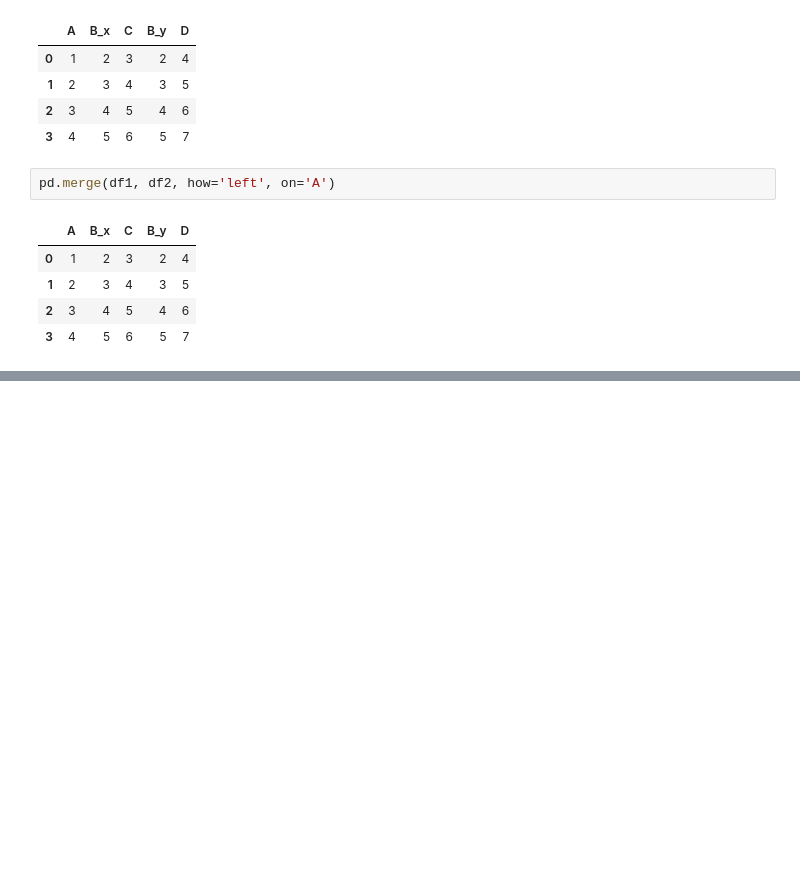
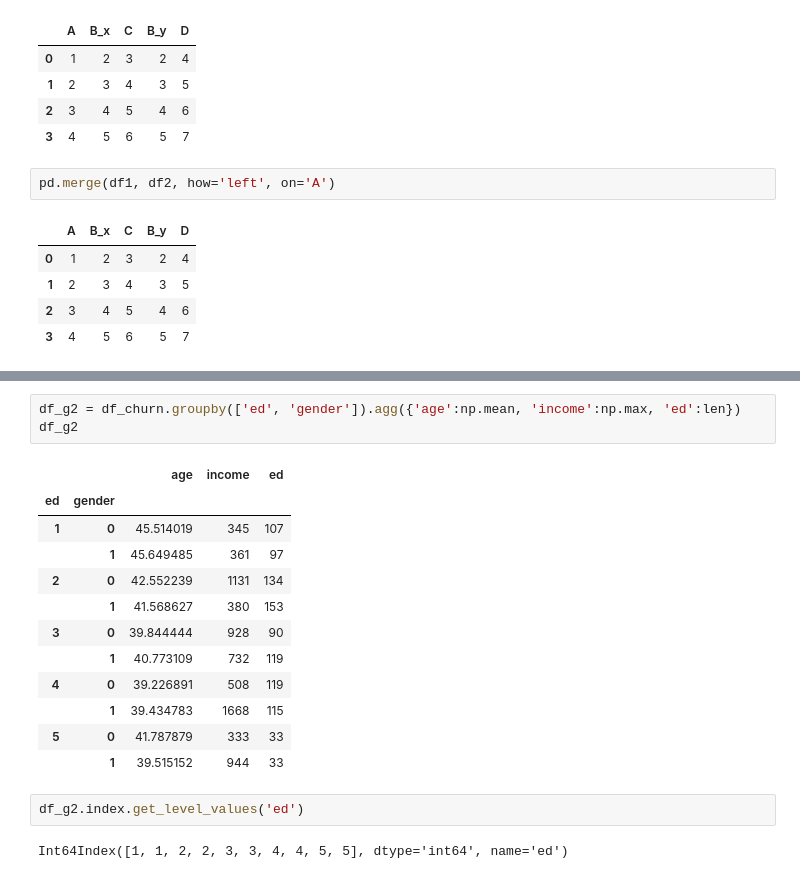
Before and after one commit to ErfanEbrahimiBazaz/python_basics_teachings, a Jupyter notebook: pandas_dataframe_manupulation.ipynb, the cells around one changed output, grey strips where cells are left out. Drawn from its saved outputs; the diff is of its cells as text; blank space fills up the shorter version.

```diff
--- a/pandas_dataframe_manupulation.ipynb
+++ b/pandas_dataframe_manupulation.ipynb
@@ -75,0 +159,20 @@ pd.merge(df1, df2, how='left', on='A')
+# %%
+df_g2 = df_churn.groupby(['ed', 'gender']).agg({'age':np.mean, 'income':np.max, 'ed':len})
+df_g2
+# %% [output]
+|  |  | age | income | ed |
+| ed | gender |  |  |  |
+| 1 | 0 | 45.514019 | 345 | 107 |
+|  | 1 | 45.649485 | 361 | 97 |
+| 2 | 0 | 42.552239 | 1131 | 134 |
+|  | 1 | 41.568627 | 380 | 153 |
+| 3 | 0 | 39.844444 | 928 | 90 |
+|  | 1 | 40.773109 | 732 | 119 |
+| 4 | 0 | 39.226891 | 508 | 119 |
+|  | 1 | 39.434783 | 1668 | 115 |
+| 5 | 0 | 41.787879 | 333 | 33 |
+|  | 1 | 39.515152 | 944 | 33 |
+# %%
+df_g2.index.get_level_values('ed')
+# %% [output]
+Int64Index([1, 1, 2, 2, 3, 3, 4, 4, 5, 5], dtype='int64', name='ed')
```
Also changed, not shown: parts of 20 cells of this notebook.
